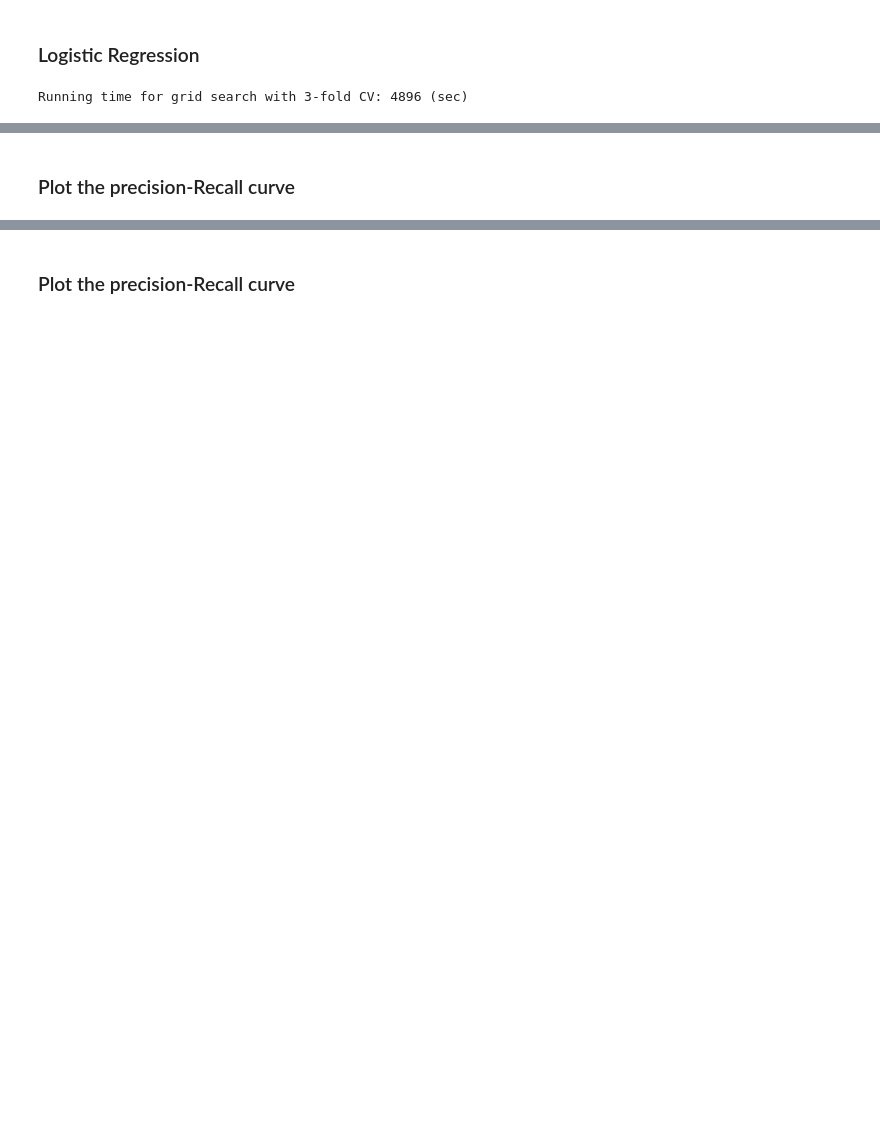
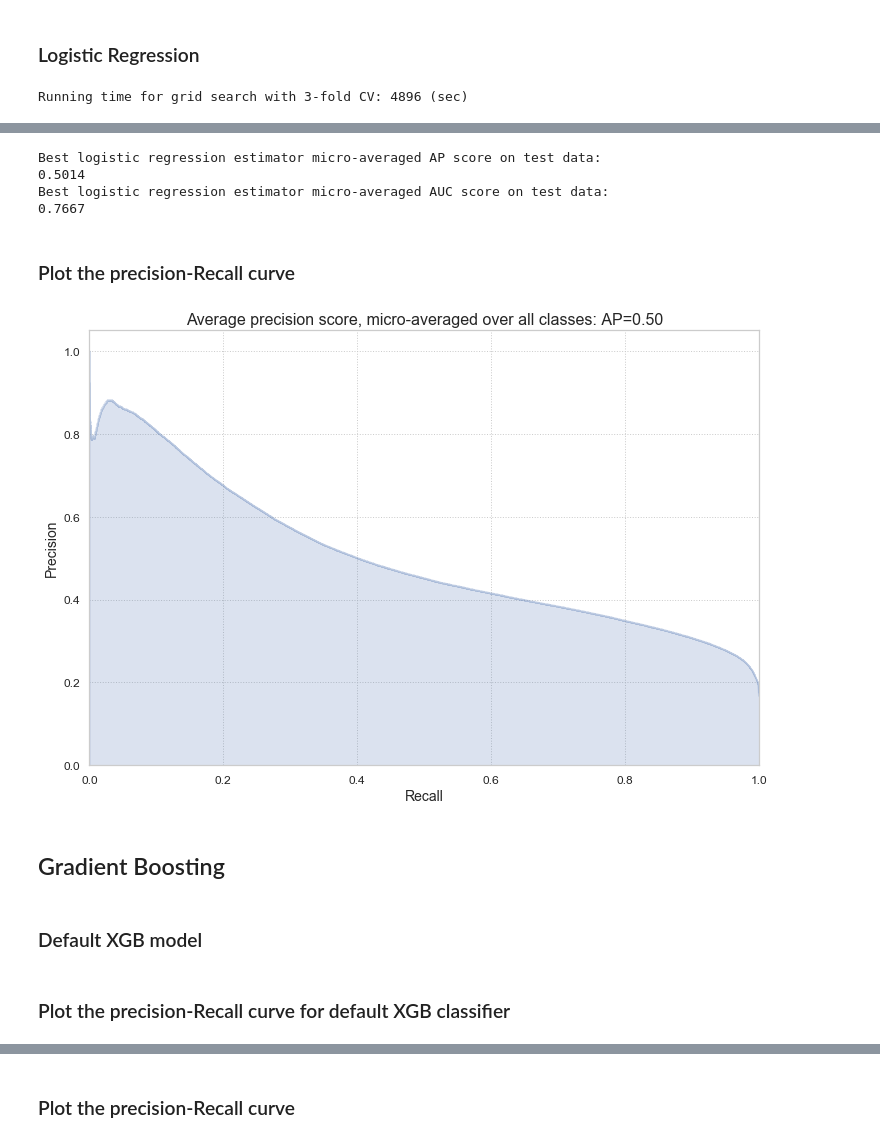
Before and after one commit to soo-pecialist/SB_DSC, a Jupyter notebook: 00_Capstone 1/05_ML/Machine_Learning.ipynb, the cells around one changed output, grey strips where cells are left out. Cells and saved outputs as stored; diff of their text form; code cells hidden in the pictures; blank space fills up the shorter version.

```diff
--- a/00_Capstone 1/05_ML/Machine_Learning.ipynb
+++ b/00_Capstone 1/05_ML/Machine_Learning.ipynb
@@ -374,6 +400,7 @@ lr_precision["micro"], lr_recall["micro"], _ = precision_recall_curve(Y_test.rav
                                                                       y_lr_score.ravel())
 lr_ap["micro"] = average_precision_score(Y_test, y_lr_score, average="micro")
 lr_auc = roc_auc_score(Y_test, y_lr_score)
+lr_precision["micro_all"], lr_recall["micro_all"], temp, _ = precision_recall_fscore_support(Y_test, lr_best.predict(X_test), average='micro')
 lr_f1 = f1_score(Y_test, lr_best.predict(X_test), average='micro')
 lr_acc = accuracy_score(Y_test, lr_best.predict(X_test))
 
@@ -381,30 +408,33 @@ print("Best logistic regression estimator micro-averaged AP score on test data:"
 print("{:.4f}".format(lr_ap["micro"]))
 print("Best logistic regression estimator micro-averaged AUC score on test data:")
 print("{:.4f}".format(lr_auc))
-print("Best logistic regression estimator micro-averaged Precision score on test data:")
-print("{:.4f}".format(lr_precision["micro"]))
-print("Best logistic regression estimator micro-averaged Recall score on test data:")
-print("{:.4f}".format(lr_recall["micro"]))
-print("Best logistic regression estimator micro-averaged F1 score on test data:")
-print("{:.4f}".format(lr_f1))
-print("Best logistic regression estimator micro-averaged Accuracy score on test data:")
-print("{:.4f}".format(lr_acc))
+# %% [output]
+Best logistic regression estimator micro-averaged AP score on test data:
+0.5014
+Best logistic regression estimator micro-averaged AUC score on test data:
+0.7667
 # %% [markdown]
 ### Plot the precision-Recall curve
 # %%
-plt.figure()
+plt.figure(figsize=(12, 8))
 step_kwargs = ({'step': 'post'}
                if 'step' in signature(plt.fill_between).parameters
                else {})
 plt.step(lr_recall['micro'], lr_precision['micro'], color='b', alpha=0.2,
          where='post')
 plt.fill_between(lr_recall["micro"], lr_precision["micro"], alpha=0.2, color='b',
                  **step_kwargs)
 
-plt.xlabel('Recall')
-plt.ylabel('Precision')
+plt.xlabel('Recall', fontsize=14)
+plt.ylabel('Precision', fontsize=14)
 plt.ylim([0.0, 1.05])
 plt.xlim([0.0, 1.0])
 plt.title(
     'Average precision score, micro-averaged over all classes: AP={0:0.2f}'
-    .format(lr_ap["micro"]))
+    .format(lr_ap["micro"]), fontsize=16);
+# %% [output]
+[figure, added]
+# %% [markdown]
+## Gradient Boosting
+# %% [markdown]
+### Default XGB model
@@ -410,0 +472,2 @@ plt.title(
+# %% [markdown]
+### Plot the precision-Recall curve for default XGB classifier
```
Also changed, not shown: parts of 31 cells of this notebook, 1 other file.
